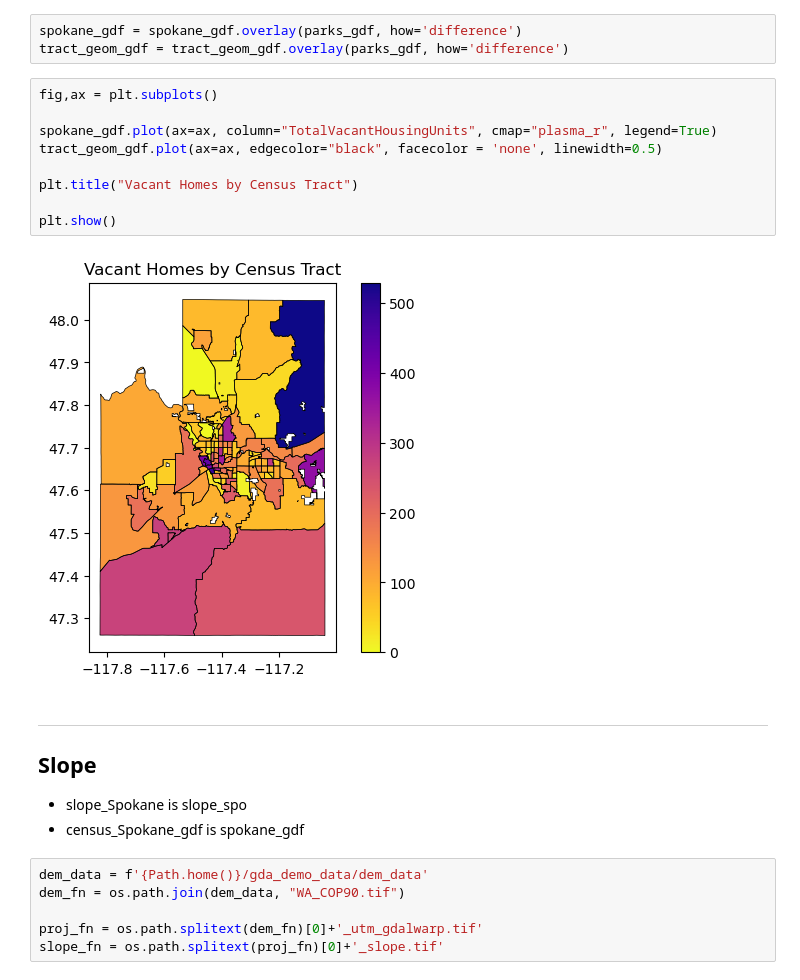
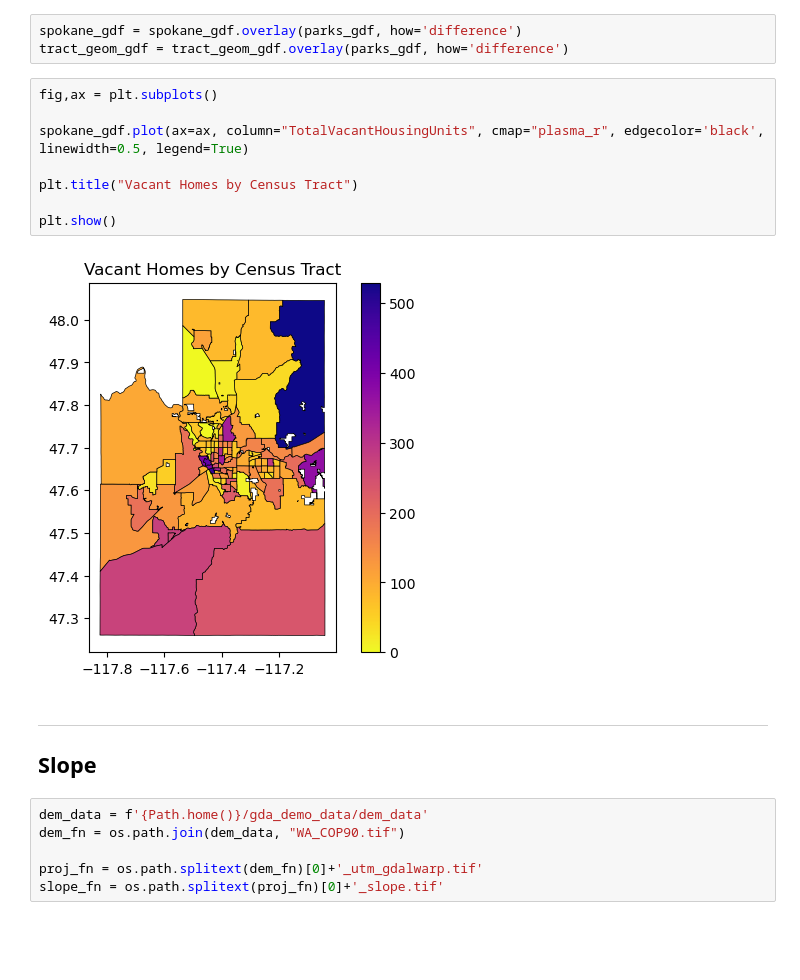
Before and after one commit to UW-GDA/Solar-Energy-Feasibility, a Jupyter notebook: Land_Use_au.ipynb, the cells around one changed output. Saved outputs shown, nothing was run; the diff lists cells and outputs as text; blank space fills up the shorter version.

```diff
--- a/Land_Use_au.ipynb
+++ b/Land_Use_au.ipynb
@@ -110,19 +110,16 @@ tract_geom_gdf = tract_geom_gdf.overlay(parks_gdf, how='difference')
 # %%
 fig,ax = plt.subplots()
 
-spokane_gdf.plot(ax=ax, column="TotalVacantHousingUnits", cmap="plasma_r", legend=True)
-tract_geom_gdf.plot(ax=ax, edgecolor="black", facecolor = 'none', linewidth=0.5)
+spokane_gdf.plot(ax=ax, column="TotalVacantHousingUnits", cmap="plasma_r", edgecolor='black', linewidth=0.5, legend=True)
 
 plt.title("Vacant Homes by Census Tract")
 
 plt.show()
 # %% [output]
-[figure, old version]
+[figure, new version]
 # %% [markdown]
 ---
 ## Slope
-- slope_Spokane is slope_spo
-- census_Spokane_gdf is spokane_gdf
 # %%
 dem_data = f'{Path.home()}/gda_demo_data/dem_data'
 dem_fn = os.path.join(dem_data, "WA_COP90.tif")
```
Also changed, not shown: parts of 13 cells of this notebook, 2 other files.
